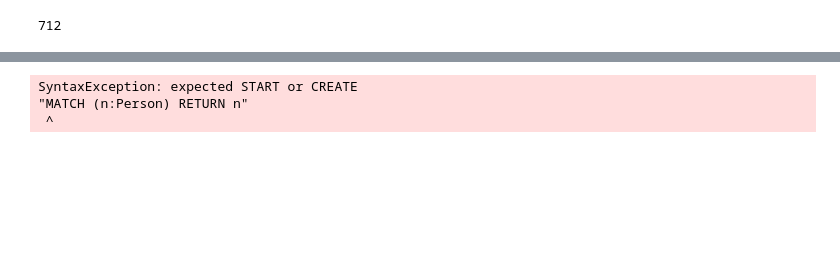
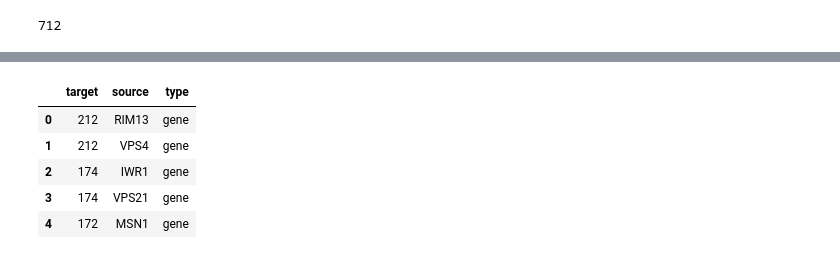
Before and after one commit to Synergetic-ai/ontology-data-generators, a Jupyter notebook: insert_ontology_tree.ipynb, the cells around one changed output, grey strips where cells are left out. Cells and saved outputs as stored; diff of their text form; code cells hidden in the pictures; blank space fills up the shorter version.

```diff
--- a/insert_ontology_tree.ipynb
+++ b/insert_ontology_tree.ipynb
@@ -19,16 +27,7 @@ print(len(all_nodes))
 # %% [output]
 712
 # %%
-res = g.size
-print(res)
-
 # Assign genes
-df2 = pd.read_csv('./AtgO2_terms_to_genes.txt', sep="\t", names=["term", "genes"])
-
-assigned_genes = {}
-
-for row in df2.itertuples():
-    genes = row.genes
-    gene_list = genes.split('|')
-    assigned_genes[str(row.term)] = gene_list
+df2 = pd.read_csv('AtgO2_terms_to_genes.txt', sep="\t", names=["term", "genes"])
+df2.head()
 # %% [output]
@@ -36,3 +40,19 @@ for row in df2.itertuples():
+# %%
+assigned_genes = {}
+
+for row in df2.itertuples():
+    genes = row[2]
+    gene_list = genes.split('|')
+    assigned_genes[str(row[1])] = gene_list
+
+df.head()
+# %% [output]
+|  | target | source | type |
+| 0 | 212 | RIM13 | gene |
+| 1 | 212 | VPS4 | gene |
+| 2 | 174 | IWR1 | gene |
+| 3 | 174 | VPS21 | gene |
+| 4 | 172 | MSN1 | gene |
 # %%
 nodes = {}
 
@@ -61,10 +96,3 @@ for row in df.itertuples():
 
     edge = Relationship(source, "child_of", target)
     g.create(edge)
-# %%
-a = g.cypher.execute("MATCH (n:Person) RETURN n")
-print(a)
-# %% [output]
-SyntaxException: expected START or CREATE
-"MATCH (n:Person) RETURN n"
- ^
```
Also changed, not shown: parts of 5 cells of this notebook, 2 other files.
